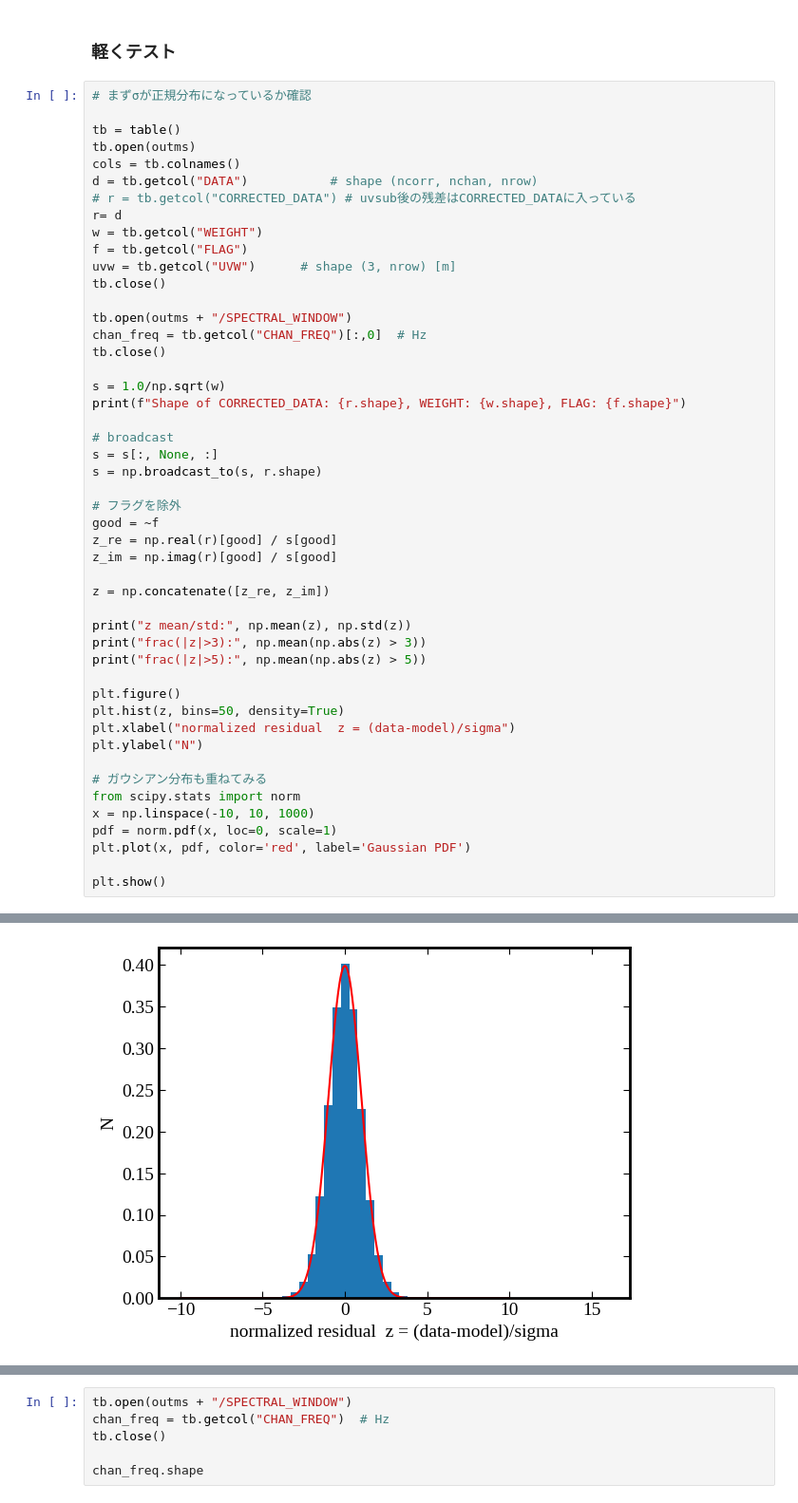
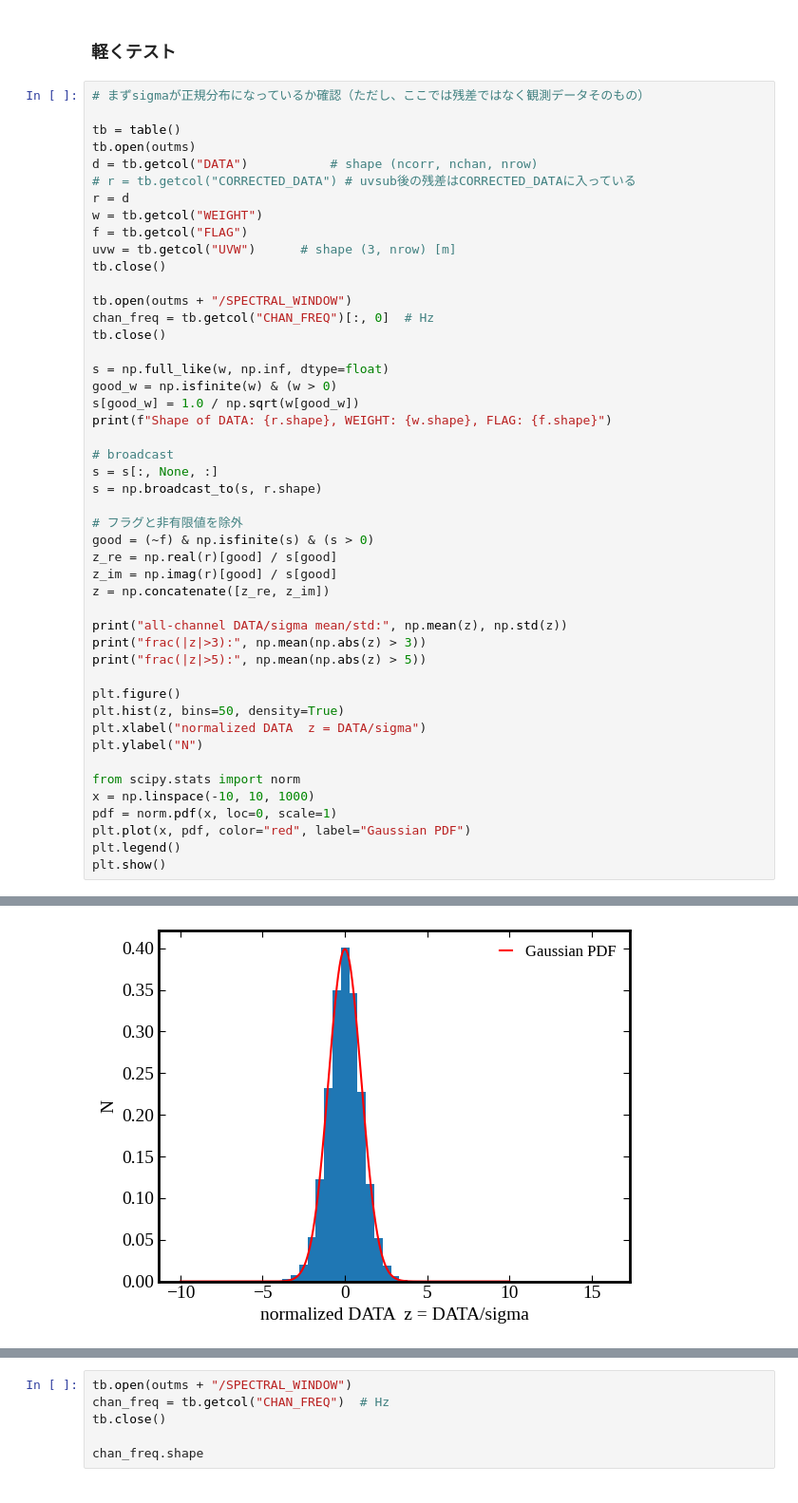
Before and after one commit to tjtakys/glint, a Jupyter notebook: examples/G09_process_vis.ipynb, the cells around one changed output, grey strips where cells are left out. Shown at 95% size. Drawn from its saved outputs; the diff is of its cells as text.

```diff
--- a/examples/G09_process_vis.ipynb
+++ b/examples/G09_process_vis.ipynb
@@ -253,51 +541,50 @@ sigma(from WEIGHT) min/med/max: 0.0 0.016306086356291397 0.17861256585993743
 # %% [markdown]
 ### 軽くテスト
 # %%
-# まずσが正規分布になっているか確認
+# まずsigmaが正規分布になっているか確認（ただし、ここでは残差ではなく観測データそのもの）
 
 tb = table()
 tb.open(outms)
-cols = tb.colnames()
 d = tb.getcol("DATA")           # shape (ncorr, nchan, nrow)
 # r = tb.getcol("CORRECTED_DATA") # uvsub後の残差はCORRECTED_DATAに入っている
-r= d
+r = d
 w = tb.getcol("WEIGHT")
 f = tb.getcol("FLAG")
 uvw = tb.getcol("UVW")      # shape (3, nrow) [m]
 tb.close()
 
 tb.open(outms + "/SPECTRAL_WINDOW")
-chan_freq = tb.getcol("CHAN_FREQ")[:,0]  # Hz
+chan_freq = tb.getcol("CHAN_FREQ")[:, 0]  # Hz
 tb.close()
 
-s = 1.0/np.sqrt(w)
-print(f"Shape of CORRECTED_DATA: {r.shape}, WEIGHT: {w.shape}, FLAG: {f.shape}")
+s = np.full_like(w, np.inf, dtype=float)
+good_w = np.isfinite(w) & (w > 0)
+s[good_w] = 1.0 / np.sqrt(w[good_w])
+print(f"Shape of DATA: {r.shape}, WEIGHT: {w.shape}, FLAG: {f.shape}")
 
 # broadcast
 s = s[:, None, :]
 s = np.broadcast_to(s, r.shape)
 
-# フラグを除外
-good = ~f
+# フラグと非有限値を除外
+good = (~f) & np.isfinite(s) & (s > 0)
 z_re = np.real(r)[good] / s[good]
 z_im = np.imag(r)[good] / s[good]
-
 z = np.concatenate([z_re, z_im])
 
-print("z mean/std:", np.mean(z), np.std(z))
+print("all-channel DATA/sigma mean/std:", np.mean(z), np.std(z))
 print("frac(|z|>3):", np.mean(np.abs(z) > 3))
 print("frac(|z|>5):", np.mean(np.abs(z) > 5))
 
 plt.figure()
 plt.hist(z, bins=50, density=True)
-plt.xlabel("normalized residual  z = (data-model)/sigma")
+plt.xlabel("normalized DATA  z = DATA/sigma")
 plt.ylabel("N")
 
-# ガウシアン分布も重ねてみる
 from scipy.stats import norm
 x = np.linspace(-10, 10, 1000)
 pdf = norm.pdf(x, loc=0, scale=1)
-plt.plot(x, pdf, color='red', label='Gaussian PDF')
-
+plt.plot(x, pdf, color="red", label="Gaussian PDF")
+plt.legend()
 plt.show()
 # %% [output]
@@ -306,3 +593,3 @@ z mean/std: -0.0021972899917184255 1.052370465002012
 frac(|z|>3): 0.008167823810607785
 frac(|z|>5): 0.0006999772365126338
-[figure, old version]
+[figure, new version]
```
Also changed, not shown: parts of 24 cells of this notebook.
